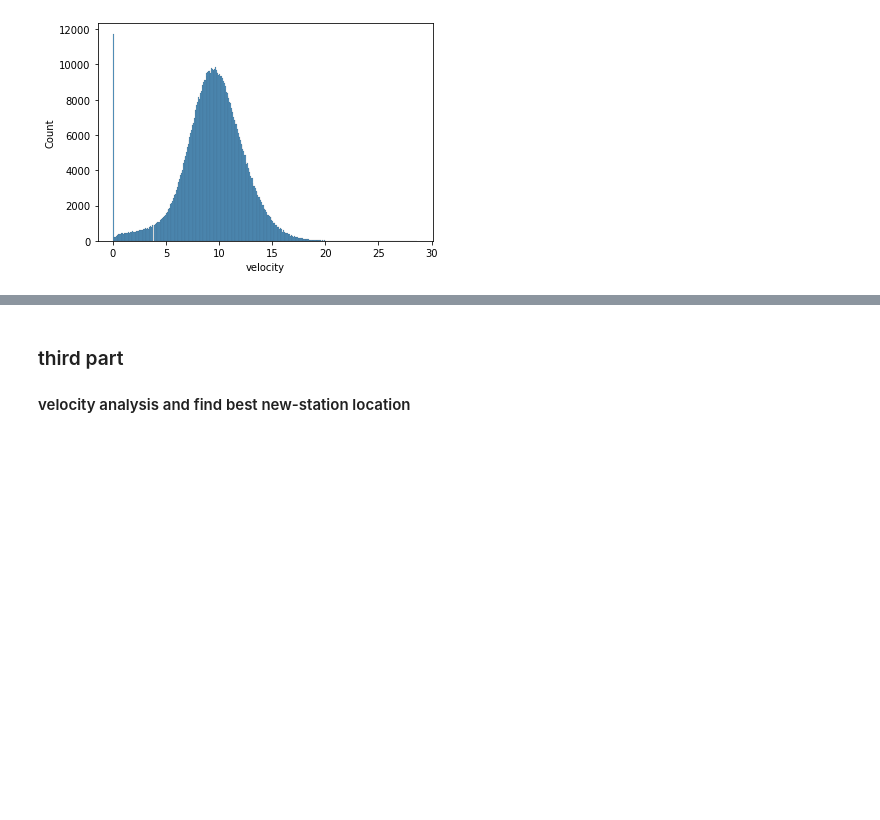
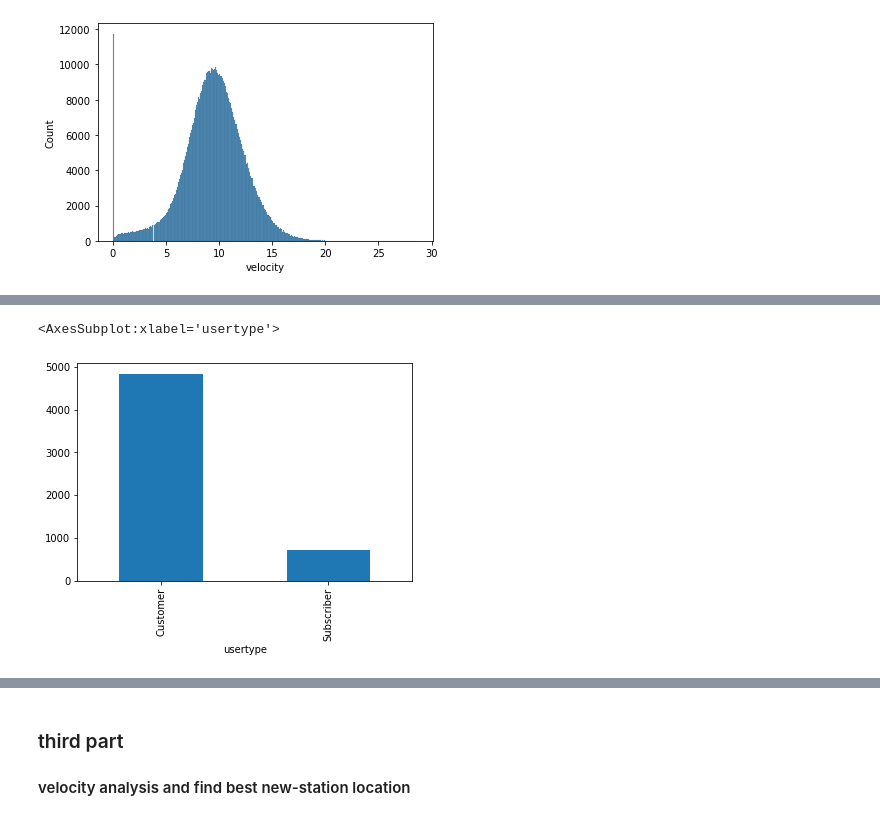
Before and after one commit to MohammadVatani/bike_transportation_analysis, a Jupyter notebook: phase1.ipynb, the cells around one changed output, grey strips where cells are left out. Saved outputs shown, nothing was run; the diff lists cells and outputs as text; code cells hidden in the pictures; blank space fills up the shorter version.

```diff
--- a/phase1.ipynb
+++ b/phase1.ipynb
@@ -249,0 +347,6 @@ plt.show()
+# %%
+trip_duration_usertype= df.groupby("usertype")["tripduration"].mean()
+trip_duration_usertype.plot.bar()
+# %% [output]
+<AxesSubplot:xlabel='usertype'>
+[figure, added]
```
Also changed, not shown: parts of 36 cells of this notebook, 1 other file.
